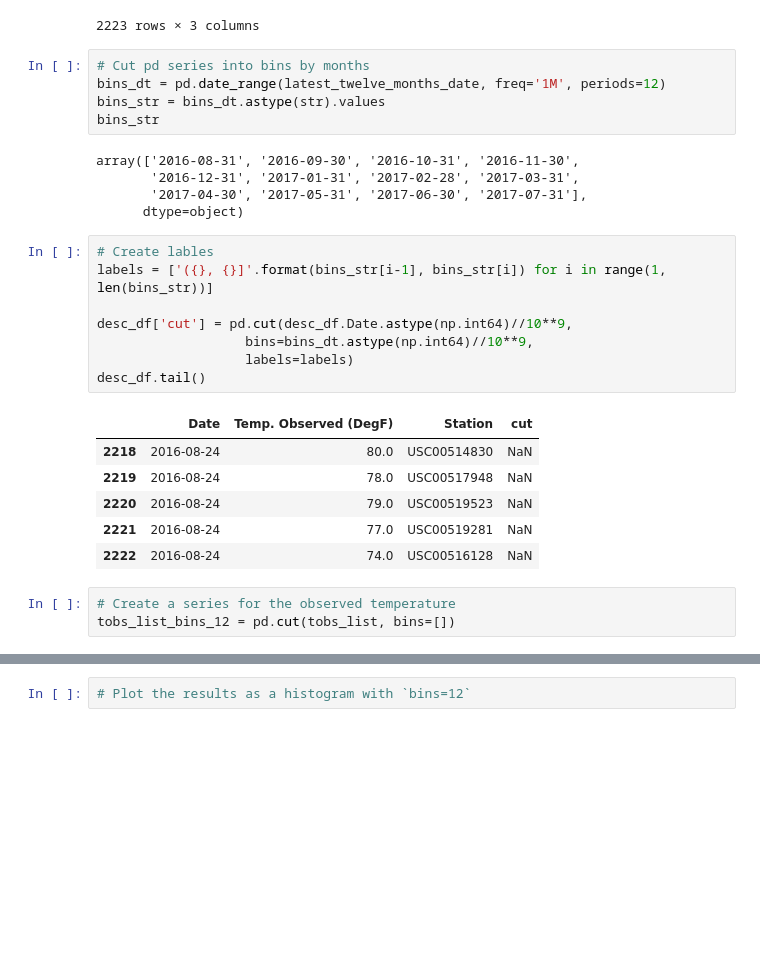
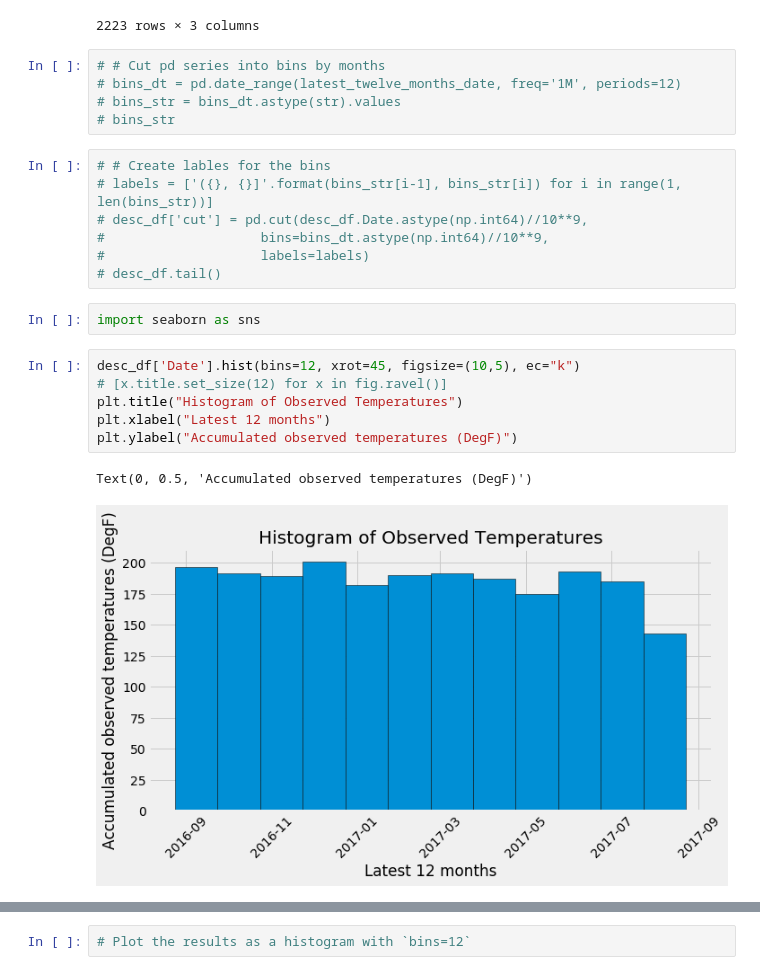
Before and after one commit to IrinaUX/sqlalchemy-challenge, a Jupyter notebook: weather_analysis.ipynb, the cells around one changed output, grey strips where cells are left out. Cells and saved outputs as stored; diff of their text form; blank space fills up the shorter version.

Commit message:
Add histogram of observed temperatures. Format the plot.

```diff
--- a/weather_analysis.ipynb
+++ b/weather_analysis.ipynb
@@ -567,30 +567,25 @@ desc_df
 | 2222 | 2016-08-24 | 74.0 | USC00516128 |
 2223 rows × 3 columns
 # %%
-# Cut pd series into bins by months
-bins_dt = pd.date_range(latest_twelve_months_date, freq='1M', periods=12)
-bins_str = bins_dt.astype(str).values
-bins_str
+# # Cut pd series into bins by months
+# bins_dt = pd.date_range(latest_twelve_months_date, freq='1M', periods=12)
+# bins_str = bins_dt.astype(str).values
+# bins_str
-# %% [output]
-array(['2016-08-31', '2016-09-30', '2016-10-31', '2016-11-30',
-       '2016-12-31', '2017-01-31', '2017-02-28', '2017-03-31',
-       '2017-04-30', '2017-05-31', '2017-06-30', '2017-07-31'],
-      dtype=object)
 # %%
-# Create lables
-labels = ['({}, {}]'.format(bins_str[i-1], bins_str[i]) for i in range(1, len(bins_str))]
-
-desc_df['cut'] = pd.cut(desc_df.Date.astype(np.int64)//10**9,
-                   bins=bins_dt.astype(np.int64)//10**9,
-                   labels=labels)
-desc_df.tail()
+# # Create lables for the bins
+# labels = ['({}, {}]'.format(bins_str[i-1], bins_str[i]) for i in range(1, len(bins_str))]
+# desc_df['cut'] = pd.cut(desc_df.Date.astype(np.int64)//10**9,
+#                    bins=bins_dt.astype(np.int64)//10**9,
+#                    labels=labels)
+# desc_df.tail()
-# %% [output]
-|  | Date | Temp. Observed (DegF) | Station | cut |
-| 2218 | 2016-08-24 | 80.0 | USC00514830 | NaN |
-| 2219 | 2016-08-24 | 78.0 | USC00517948 | NaN |
-| 2220 | 2016-08-24 | 79.0 | USC00519523 | NaN |
-| 2221 | 2016-08-24 | 77.0 | USC00519281 | NaN |
-| 2222 | 2016-08-24 | 74.0 | USC00516128 | NaN |
-# %%
-# Create a series for the observed temperature
-tobs_list_bins_12 = pd.cut(tobs_list, bins=[])
+# %%
+import seaborn as sns
+# %%
+desc_df['Date'].hist(bins=12, xrot=45, figsize=(10,5), ec="k")
+# [x.title.set_size(12) for x in fig.ravel()]
+plt.title("Histogram of Observed Temperatures")
+plt.xlabel("Latest 12 months")
+plt.ylabel("Accumulated observed temperatures (DegF)")
+# %% [output]
+Text(0, 0.5, 'Accumulated observed temperatures (DegF)')
+[figure, added]
```
Also changed, not shown: parts of 4 cells of this notebook.
